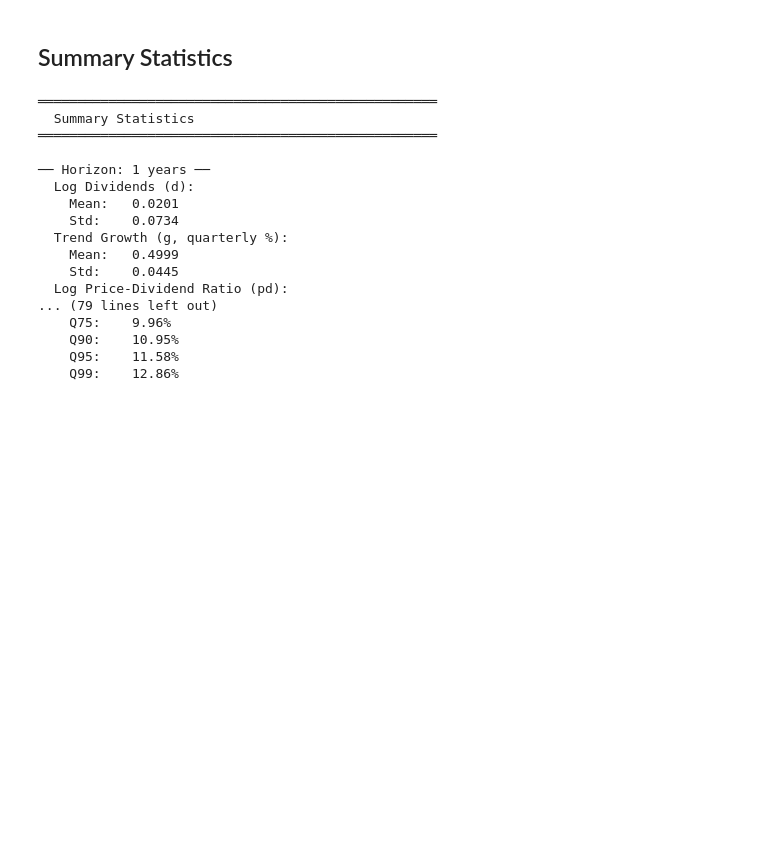
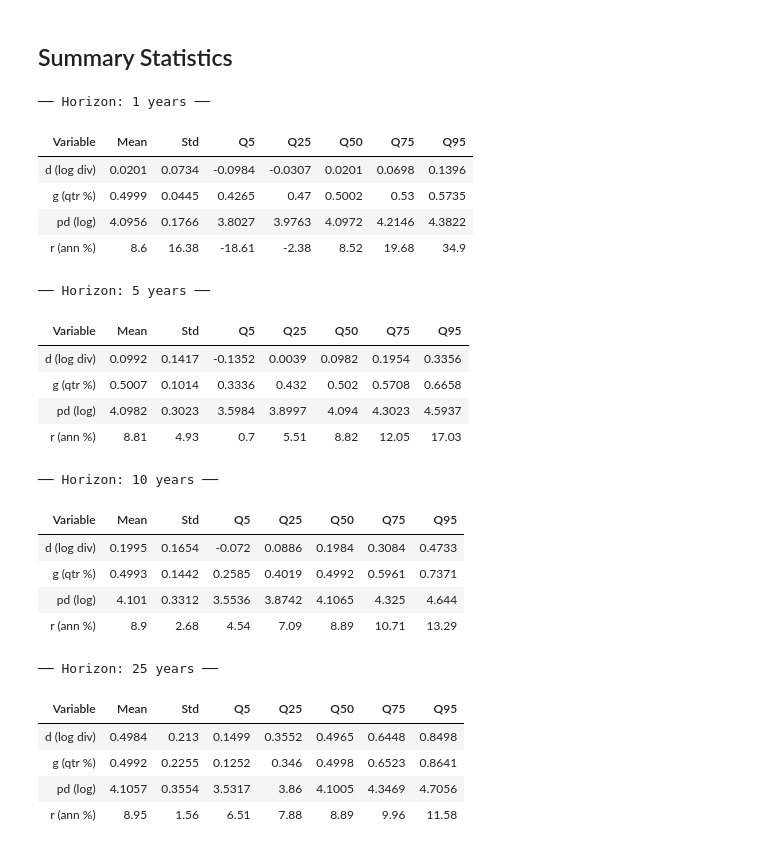
Before and after one commit to msz13/MacroFinanceScenarios, a Jupyter notebook: src/tcf_model/simulate.ipynb, the cells around one changed output. Drawn from its saved outputs; the diff is of its cells as text; code cells hidden in the pictures; blank space fills up the shorter version.

```diff
--- a/src/tcf_model/simulate.ipynb
+++ b/src/tcf_model/simulate.ipynb
@@ -192,0 +19,4 @@ MCResults(ModelParams(0.971, 0.4927, 0.0273, 0.000226, 0.9556, 0.0048, 0.0215, 0
+# %%
+params = ModelParams(σ_g=0.000226)
+
+results = run_monte_carlo(params=params)
@@ -193,51 +41,29 @@ MCResults(ModelParams(0.971, 0.4927, 0.0273, 0.000226, 0.9556, 0.0048, 0.0215, 0
 # %% [markdown]
 ## Summary Statistics
-# %%
-println("═══════════════════════════════════════════════════")
-println("  Summary Statistics")
-println("═══════════════════════════════════════════════════")
-
-quantiles_list = [0.01, 0.05, 0.10, 0.25, 0.50, 0.75, 0.90, 0.95, 0.99]
-
-for hy in sort(collect(keys(results.snapshots)))
-    snap = results.snapshots[hy]
-    println("\n── Horizon: $(hy) years ──")
-
-    println("  Log Dividends (d):")
-    println("    Mean:   $(round(mean(snap.d), digits=4))")
-    println("    Std:    $(round(std(snap.d), digits=4))")
-
-    println("  Trend Growth (g, quarterly %):")
-    println("    Mean:   $(round(mean(snap.g)*100, digits=4))")
-    println("    Std:    $(round(std(snap.g)*100, digits=4))")
-
-    println("  Log Price-Dividend Ratio (pd):")
-    println("    Mean:   $(round(mean(snap.pd), digits=4))")
-    println("    Std:    $(round(std(snap.pd), digits=4))")
-
-    println("  Annualised Log Return (%):")
-    q_vals = quantile(snap.ann_log_r, quantiles_list)
-    println("    Mean:   $(round(mean(snap.ann_log_r)*100, digits=2))%")
-    println("    Std:    $(round(std(snap.ann_log_r)*100, digits=2))%")
-    for (q, v) in zip(quantiles_list, q_vals)
-        println("    Q$(round(Int, q*100)):    $(round(v*100, digits=2))%")
-    end
-end
-# %% [output]
-═══════════════════════════════════════════════════
-  Summary Statistics
-═══════════════════════════════════════════════════
-
-── Horizon: 1 years ──
-  Log Dividends (d):
-    Mean:   0.0201
-    Std:    0.0734
-  Trend Growth (g, quarterly %):
-    Mean:   0.4999
-    Std:    0.0445
-  Log Price-Dividend Ratio (pd):
-... (79 lines left out)
-    Q75:    9.96%
-    Q90:    10.95%
-    Q95:    11.58%
-    Q99:    12.86%
+# %%
+print_summary(results; quantiles_list=[0.05, 0.25, 0.50, 0.75, 0.95])
+# %% [output]
+── Horizon: 1 years ──
+| Variable | Mean | Std | Q5 | Q25 | Q50 | Q75 | Q95 |
+| d (log div) | 0.0201 | 0.0734 | -0.0984 | -0.0307 | 0.0201 | 0.0698 | 0.1396 |
+| g (qtr %) | 0.4999 | 0.0445 | 0.4265 | 0.47 | 0.5002 | 0.53 | 0.5735 |
+| pd (log) | 4.0956 | 0.1766 | 3.8027 | 3.9763 | 4.0972 | 4.2146 | 4.3822 |
+| r (ann %) | 8.6 | 16.38 | -18.61 | -2.38 | 8.52 | 19.68 | 34.9 |
+── Horizon: 5 years ──
+| Variable | Mean | Std | Q5 | Q25 | Q50 | Q75 | Q95 |
+| d (log div) | 0.0992 | 0.1417 | -0.1352 | 0.0039 | 0.0982 | 0.1954 | 0.3356 |
+| g (qtr %) | 0.5007 | 0.1014 | 0.3336 | 0.432 | 0.502 | 0.5708 | 0.6658 |
+| pd (log) | 4.0982 | 0.3023 | 3.5984 | 3.8997 | 4.094 | 4.3023 | 4.5937 |
+| r (ann %) | 8.81 | 4.93 | 0.7 | 5.51 | 8.82 | 12.05 | 17.03 |
+── Horizon: 10 years ──
+| Variable | Mean | Std | Q5 | Q25 | Q50 | Q75 | Q95 |
+| d (log div) | 0.1995 | 0.1654 | -0.072 | 0.0886 | 0.1984 | 0.3084 | 0.4733 |
+| g (qtr %) | 0.4993 | 0.1442 | 0.2585 | 0.4019 | 0.4992 | 0.5961 | 0.7371 |
+| pd (log) | 4.101 | 0.3312 | 3.5536 | 3.8742 | 4.1065 | 4.325 | 4.644 |
+| r (ann %) | 8.9 | 2.68 | 4.54 | 7.09 | 8.89 | 10.71 | 13.29 |
+── Horizon: 25 years ──
+| Variable | Mean | Std | Q5 | Q25 | Q50 | Q75 | Q95 |
+| d (log div) | 0.4984 | 0.213 | 0.1499 | 0.3552 | 0.4965 | 0.6448 | 0.8498 |
+| g (qtr %) | 0.4992 | 0.2255 | 0.1252 | 0.346 | 0.4998 | 0.6523 | 0.8641 |
+| pd (log) | 4.1057 | 0.3554 | 3.5317 | 3.86 | 4.1005 | 4.3469 | 4.7056 |
+| r (ann %) | 8.95 | 1.56 | 6.51 | 7.88 | 8.89 | 9.96 | 11.58 |
```
Also changed, not shown: parts of 14 cells of this notebook, 7 other files.
